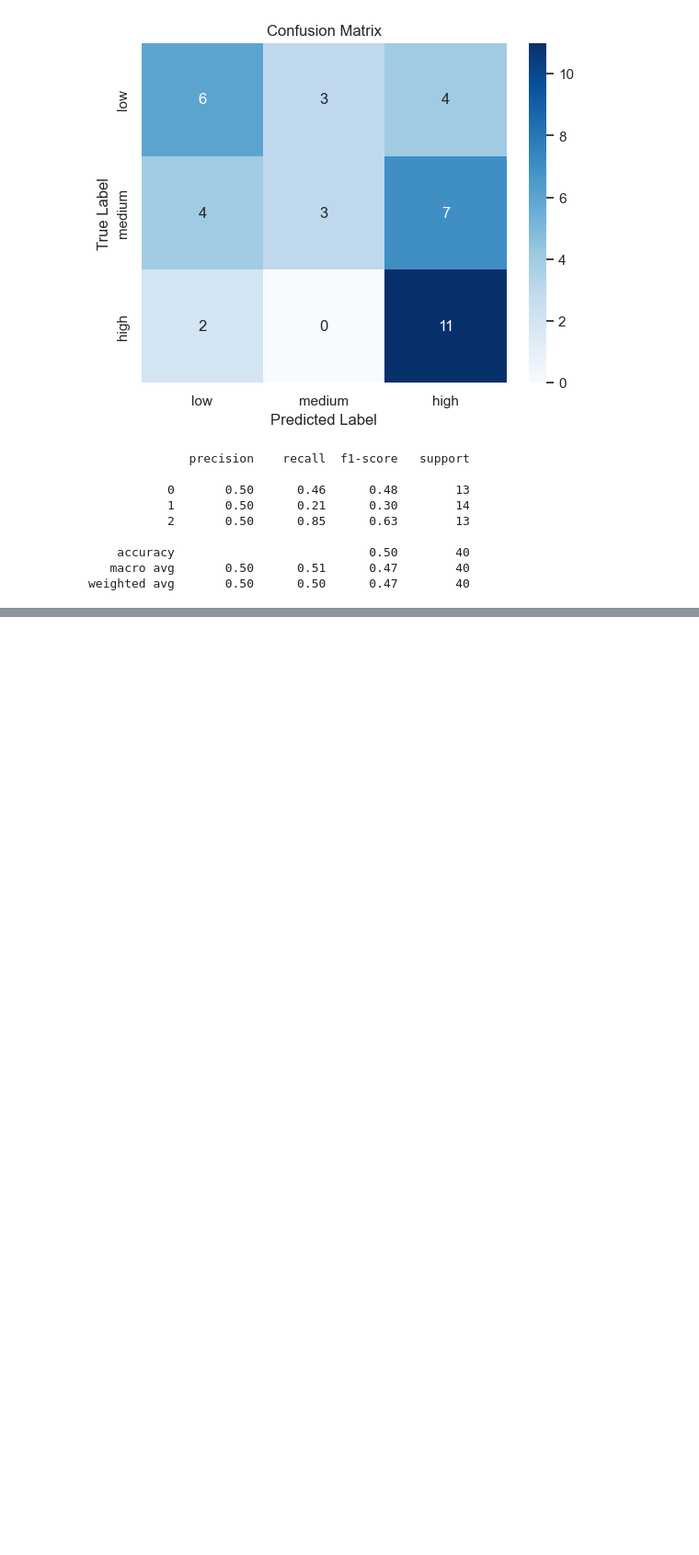
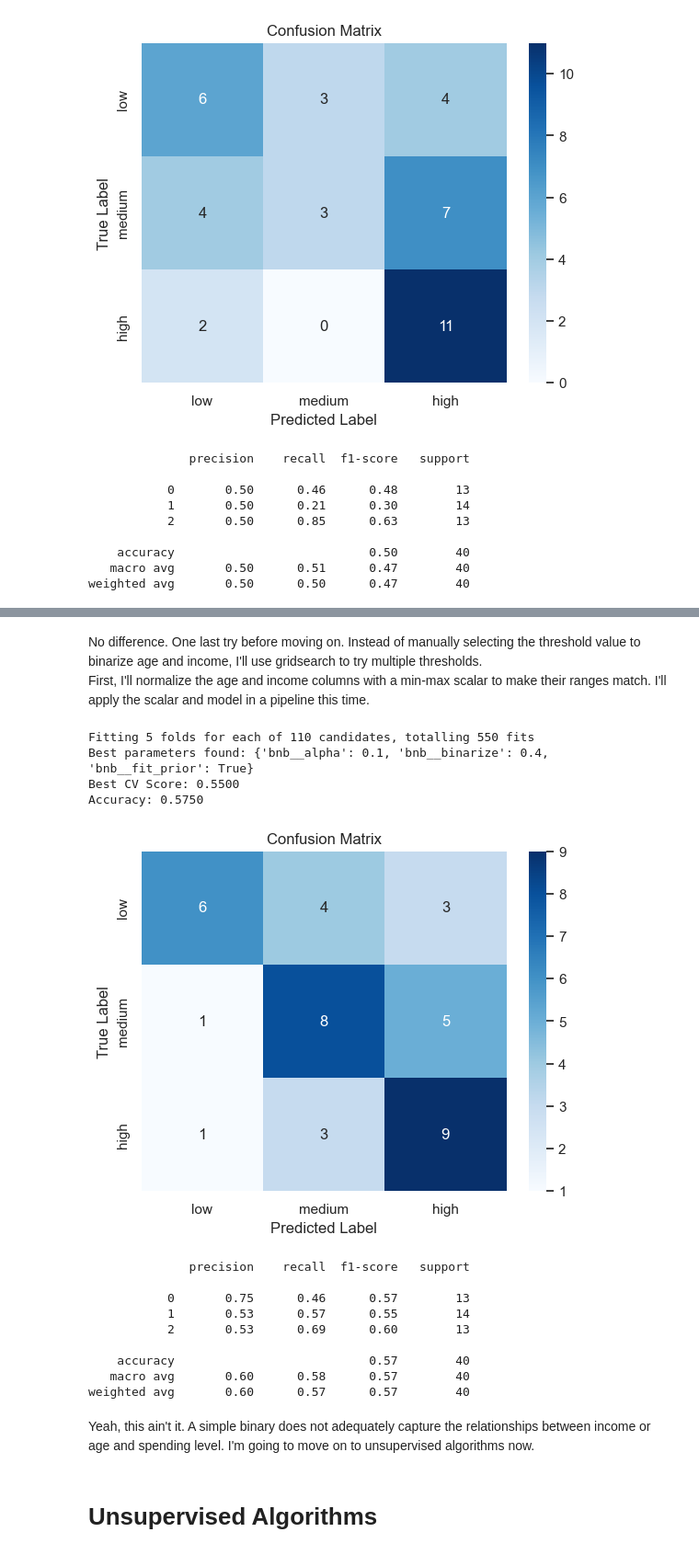
Before and after one commit to Callowlock/CustomerAnalysis-SupervisedAndUnsupervisedModels, a Jupyter notebook: Untitled.ipynb, the cells around one changed output, grey strips where cells are left out. Shown: that part at 92% size. Drawn from its saved outputs; the diff is of its cells as text; code cells hidden in the pictures; blank space fills up the shorter version.

Commit message:
finish bernoulli, start unsupervised kmeans

```diff
--- a/Untitled.ipynb
+++ b/Untitled.ipynb
@@ -907,0 +953,3 @@ array([2, 2, 2, 2, 1, 0, 2, 2, 0, 2, 2, 2, 0, 2, 0, 2, 2, 2, 2, 1, 0, 1,
+# %% [markdown]
+No difference. One last try before moving on. Instead of manually selecting the threshold value to binarize age and income, I'll use gridsearch to try multiple thresholds.<br>
+First, I'll normalize the age and income columns with a min-max scalar to make their ranges match. I'll apply the scalar and model in a pipeline this time.
@@ -907,0 +967,59 @@ array([2, 2, 2, 2, 1, 0, 2, 2, 0, 2, 2, 2, 0, 2, 0, 2, 2, 2, 2, 1, 0, 1,
+# %%
+pipeline = Pipeline([
+    ('scalar', MinMaxScaler()),
+    ('bnb', BernoulliNB())
+])
+
+params = param_grid = {
+    'bnb__alpha': [0.1, 0.5, 1.0, 2.0, 5.0],
+    'bnb__fit_prior': [True, False],
+    'bnb__binarize' : [i/10 for i in range(0,11)]
+}
+
+grid = GridSearchCV(
+    pipeline,
+    param_grid = params,
+    cv = cv,
+    scoring = 'accuracy',
+    n_jobs = -1,
+    verbose = 2
+)
+
+grid.fit(X_train, y_train)
+
+print("Best parameters found:", grid.best_params_)
+print(f"Best CV Score: {grid.best_score_:.4f}")
+
+accuracy = grid.score(X_test, y_test)
+print(f"Accuracy: {accuracy:.4f}")
+# %% [output]
+Fitting 5 folds for each of 110 candidates, totalling 550 fits
+Best parameters found: {'bnb__alpha': 0.1, 'bnb__binarize': 0.4, 'bnb__fit_prior': True}
+Best CV Score: 0.5500
+Accuracy: 0.5750
+# %%
+y_pred = grid.predict(X_test)
+
+cm = confusion_matrix(y_test, y_pred)
+sns.heatmap(cm, annot = True, xticklabels =classes, yticklabels = classes, cmap = 'Blues')
+plt.xlabel('Predicted Label')
+plt.ylabel('True Label')
+plt.title('Confusion Matrix')
+plt.show()
+
+print(classification_report(y_test, y_pred))
+# %% [output]
+[figure, added]
+              precision    recall  f1-score   support
+
+           0       0.75      0.46      0.57        13
+           1       0.53      0.57      0.55        14
+           2       0.53      0.69      0.60        13
+
+    accuracy                           0.57        40
+   macro avg       0.60      0.58      0.57        40
+weighted avg       0.60      0.57      0.57        40
+# %% [markdown]
+Yeah, this ain't it. A simple binary does not adequately capture the relationships between income or age and spending level. I'm going to move on to unsupervised algorithms now.
+# %% [markdown]
+# Unsupervised Algorithms
```
Also changed, not shown: parts of 11 cells of this notebook.
